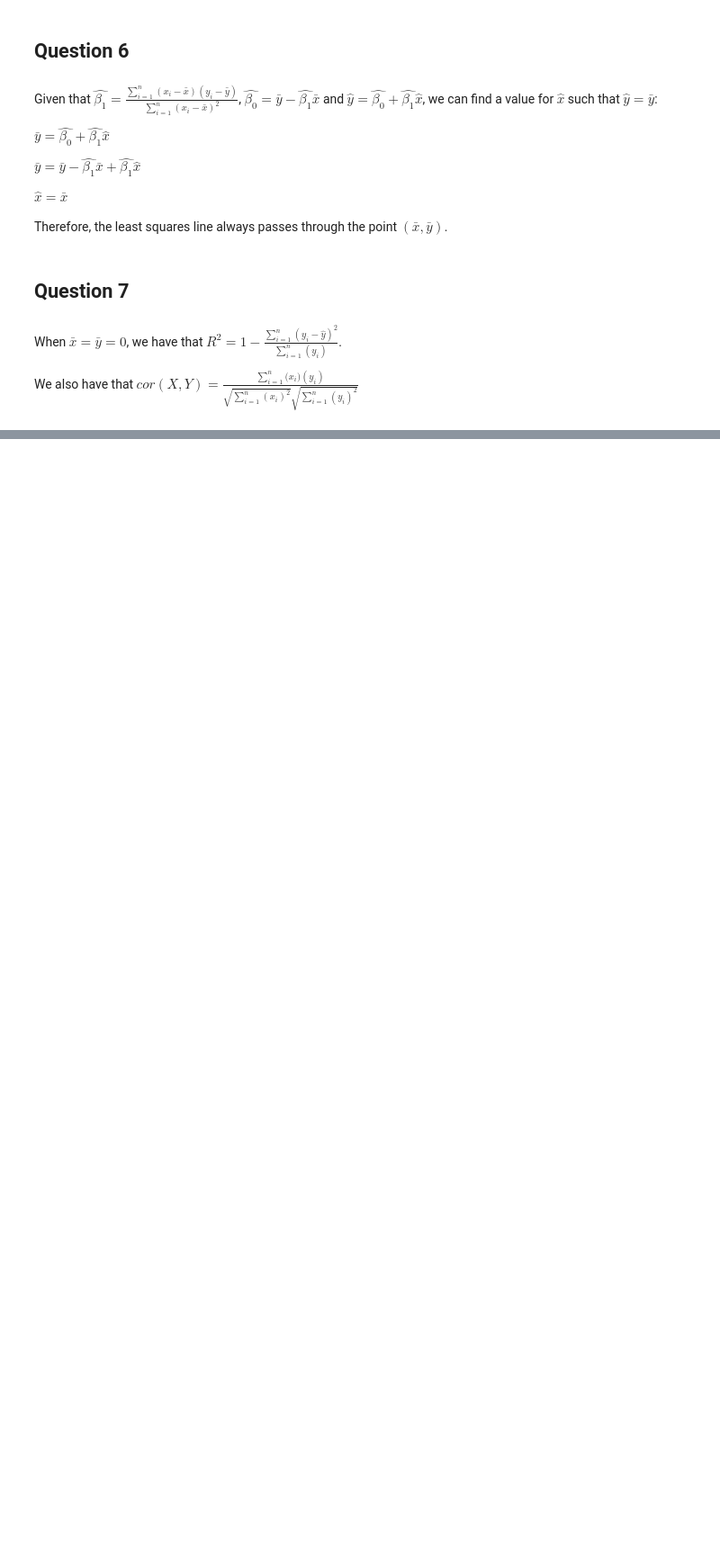
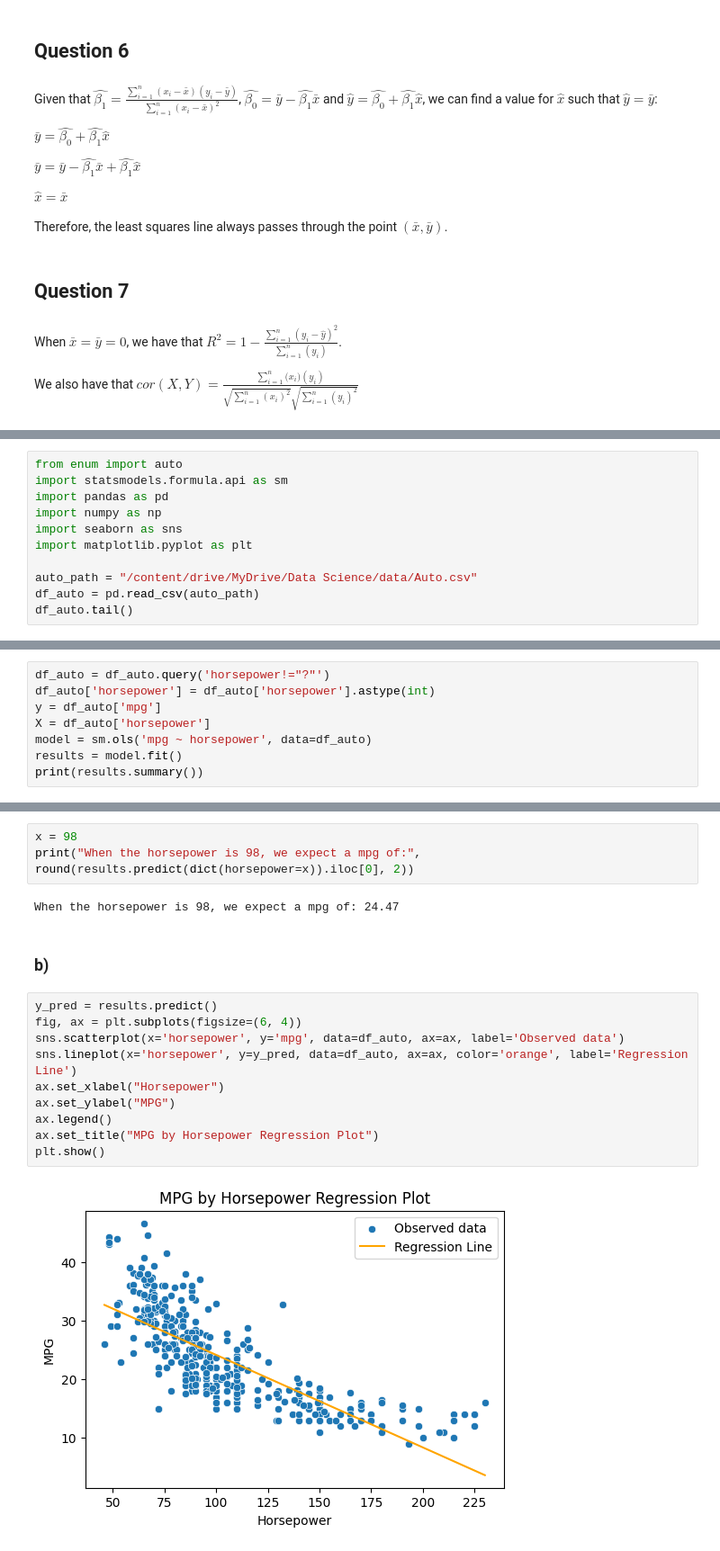
Before and after one commit to mateusmelo821/ISL-Exercises, a Jupyter notebook: Chapter_3.ipynb, the cells around one changed output, grey strips where cells are left out. Shown at 90% size. Drawn from its saved outputs; the diff is of its cells as text; blank space fills up the shorter version.

```diff
--- a/Chapter_3.ipynb
+++ b/Chapter_3.ipynb
@@ -91,0 +96,11 @@ We also have that $cor(X,Y) = \frac{\sum_{i=1}^{n}{(x_i})(y_i)}{\sqrt{\sum_{i=1}
+# %%
+from enum import auto
+import statsmodels.formula.api as sm
+import pandas as pd
+import numpy as np
+import seaborn as sns
+import matplotlib.pyplot as plt
+
+auto_path = "/content/drive/MyDrive/Data Science/data/Auto.csv"
+df_auto = pd.read_csv(auto_path)
+df_auto.tail()
@@ -91,0 +141,8 @@ We also have that $cor(X,Y) = \frac{\sum_{i=1}^{n}{(x_i})(y_i)}{\sqrt{\sum_{i=1}
+# %%
+df_auto = df_auto.query('horsepower!="?"')
+df_auto['horsepower'] = df_auto['horsepower'].astype(int)
+y = df_auto['mpg']
+X = df_auto['horsepower']
+model = sm.ols('mpg ~ horsepower', data=df_auto)
+results = model.fit()
+print(results.summary())
@@ -91,0 +171,19 @@ We also have that $cor(X,Y) = \frac{\sum_{i=1}^{n}{(x_i})(y_i)}{\sqrt{\sum_{i=1}
+# %%
+x = 98
+print("When the horsepower is 98, we expect a mpg of:", round(results.predict(dict(horsepower=x)).iloc[0], 2))
+# %% [output]
+When the horsepower is 98, we expect a mpg of: 24.47
+# %% [markdown]
+### b)
+# %%
+y_pred = results.predict()
+fig, ax = plt.subplots(figsize=(6, 4))
+sns.scatterplot(x='horsepower', y='mpg', data=df_auto, ax=ax, label='Observed data')
+sns.lineplot(x='horsepower', y=y_pred, data=df_auto, ax=ax, color='orange', label='Regression Line')
+ax.set_xlabel("Horsepower")
+ax.set_ylabel("MPG")
+ax.legend()
+ax.set_title("MPG by Horsepower Regression Plot")
+plt.show()
+# %% [output]
+[figure, added]
```
Also changed, not shown: parts of 10 cells of this notebook.
